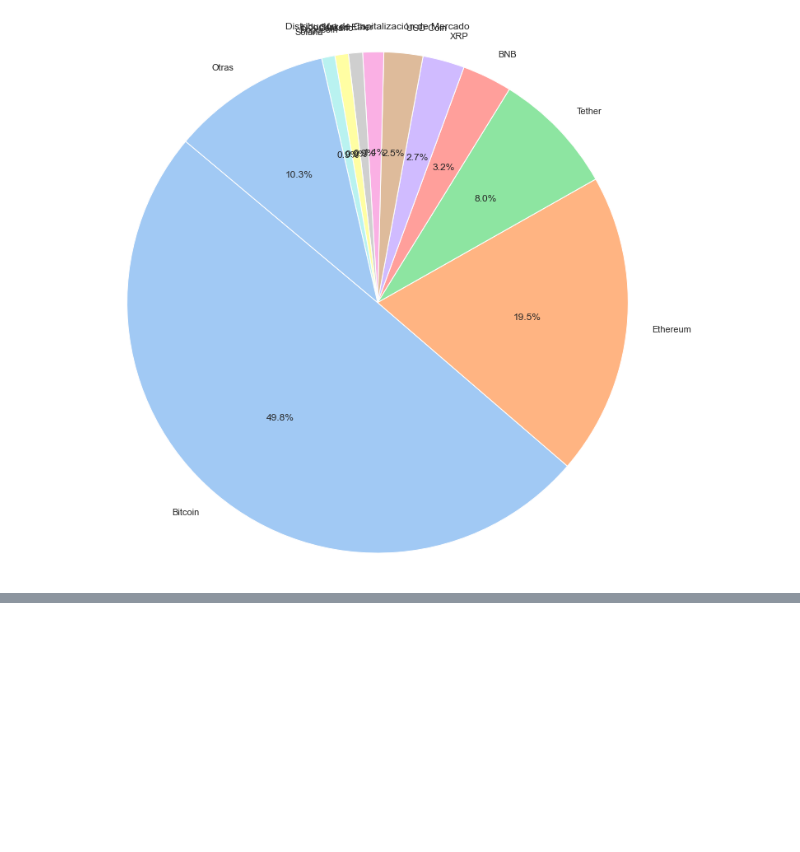
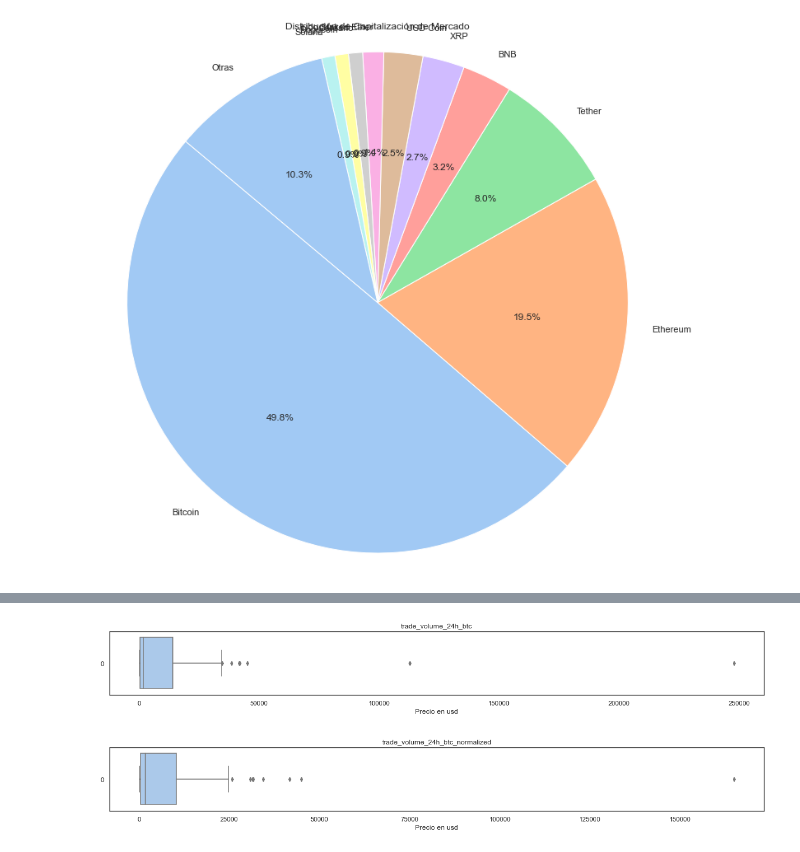
Before and after one commit to Galo0000/Analitics_Proyect_Cryptocurrency, a Jupyter notebook: EDA.ipynb, the cells around one changed output, grey strips where cells are left out. Saved outputs shown, nothing was run; the diff lists cells and outputs as text; code cells hidden in the pictures; blank space fills up the shorter version.

```diff
--- a/EDA.ipynb
+++ b/EDA.ipynb
@@ -225,0 +228,3 @@ plt.show()
+# %%
+df_exchanges = pd.read_csv('./Data/exchanges.csv',delimiter=',')
+df_exchanges.head(10)
@@ -225,0 +243,8 @@ plt.show()
+# %%
+boxplot(df_exchanges['trade_volume_24h_btc'])
+# %% [output]
+[figure, added]
+# %%
+boxplot(df_exchanges['trade_volume_24h_btc_normalized'])
+# %% [output]
+[figure, added]
```
Also changed, not shown: parts of 2 cells of this notebook.
